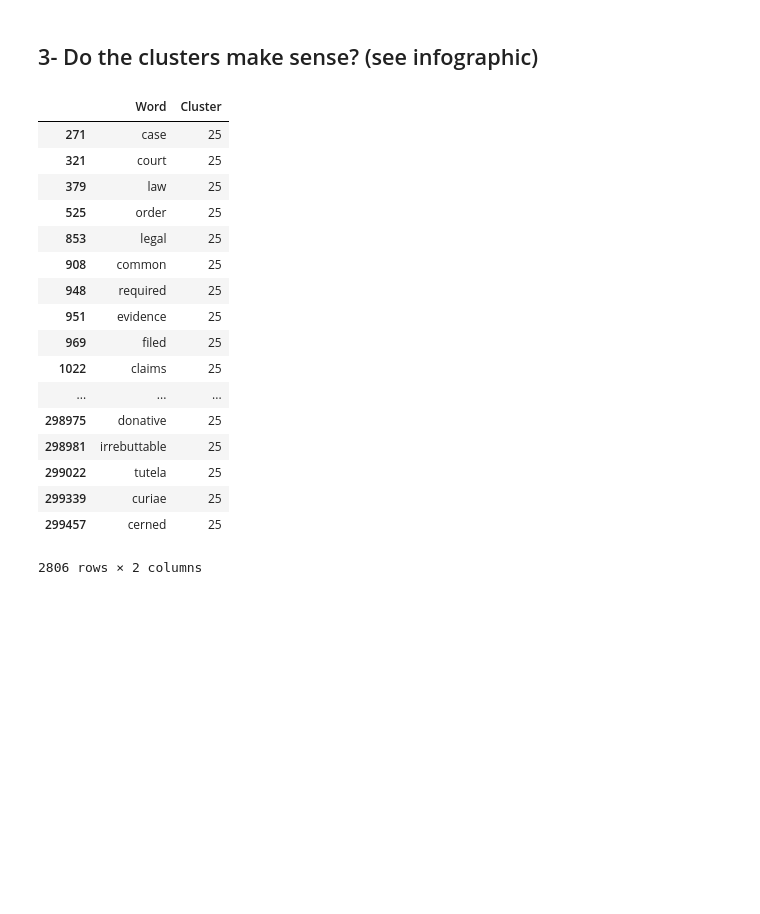
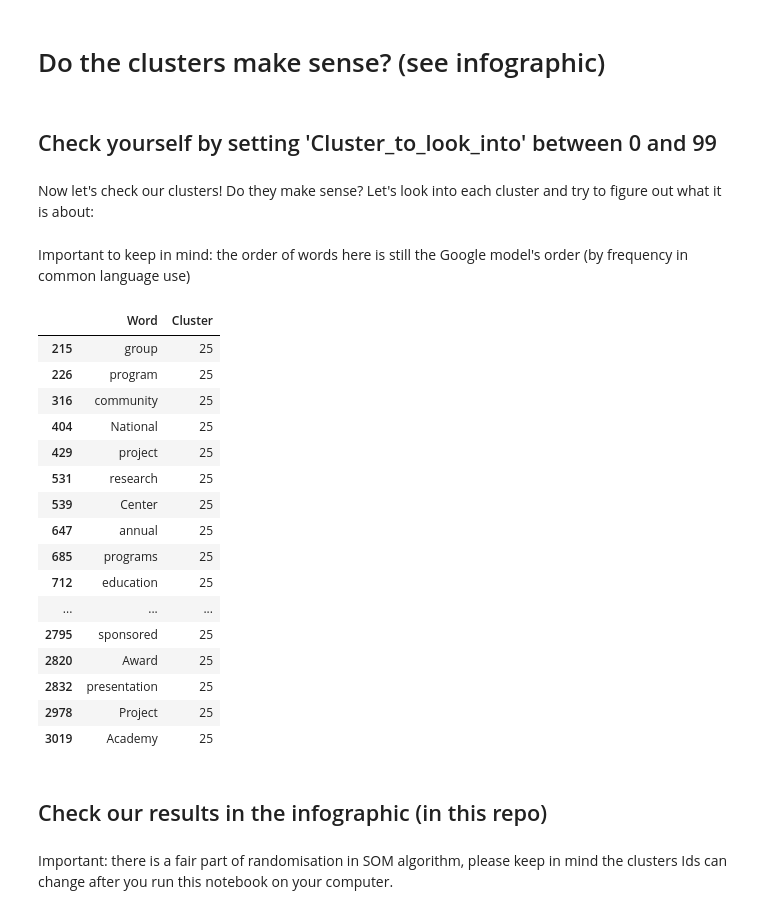
Before and after one commit to SamirArthur/Is-Word2Vec-really-meaningful-semantically, a Jupyter notebook: English language in a 2D map! SOM Neural Network on Word2Vec.ipynb, the cells around one changed output. Drawn from its saved outputs; the diff is of its cells as text; code cells hidden in the pictures; blank space fills up the shorter version.

```diff
--- a/English language in a 2D map! SOM Neural Network on Word2Vec.ipynb
+++ b/English language in a 2D map! SOM Neural Network on Word2Vec.ipynb
@@ -226,32 +160,8 @@ words_in_clusters
 # %% [markdown]
-## 3- Do the clusters make sense? (see infographic)
+# Do the clusters make sense? (see infographic)
-# %%
-## Now let's check our clusters!
-## Do they make sense?
-## Let's look into each cluster and try to figure out what it is about:
-Cluster_to_look_into = 25
-## Important to keep in mind: the order of words here is still the Google model's order
-## (by frequency in common language use)
-words_in_clusters[words_in_clusters['Cluster']==Cluster_to_look_into]
-
-## We can now try all values from 0 to Number_clusters!
-## =============> Results in the infographic in this repository :)
-# %% [output]
-|  | Word | Cluster |
-| 271 | case | 25 |
-| 321 | court | 25 |
-| 379 | law | 25 |
-| 525 | order | 25 |
-| 853 | legal | 25 |
-| 908 | common | 25 |
-| 948 | required | 25 |
-| 951 | evidence | 25 |
-| 969 | filed | 25 |
-| 1022 | claims | 25 |
-| ... | ... | ... |
-| 298975 | donative | 25 |
-| 298981 | irrebuttable | 25 |
-| 299022 | tutela | 25 |
-| 299339 | curiae | 25 |
-| 299457 | cerned | 25 |
-2806 rows × 2 columns
+# %% [markdown]
+## Check yourself by setting 'Cluster_to_look_into' between 0 and 99
+# %% [markdown]
+Now let's check our clusters!
+Do they make sense?
+Let's look into each cluster and try to figure out what it is about:
@@ -257,0 +170,29 @@ words_in_clusters[words_in_clusters['Cluster']==Cluster_to_look_into]
+# %% [markdown]
+Important to keep in mind: the order of words here is still the Google model's order (by frequency in common language use)
+# %%
+words_in_clusters[words_in_clusters['Cluster']==Cluster_to_look_into].head(50)
+
+## We can now try all values from 0 to Number_clusters!
+## =============> Results in the infographic in this repository :)
+# %% [output]
+|  | Word | Cluster |
+| 215 | group | 25 |
+| 226 | program | 25 |
+| 316 | community | 25 |
+| 404 | National | 25 |
+| 429 | project | 25 |
+| 531 | research | 25 |
+| 539 | Center | 25 |
+| 647 | annual | 25 |
+| 685 | programs | 25 |
+| 712 | education | 25 |
+| ... | ... | ... |
+| 2795 | sponsored | 25 |
+| 2820 | Award | 25 |
+| 2832 | presentation | 25 |
+| 2978 | Project | 25 |
+| 3019 | Academy | 25 |
+# %% [markdown]
+## Check our results in the infographic (in this repo)
+# %% [markdown]
+Important: there is a fair part of randomisation in SOM algorithm, please keep in mind the clusters Ids can change after you run this notebook on your computer.
```
Also changed, not shown: parts of 47 cells of this notebook.
